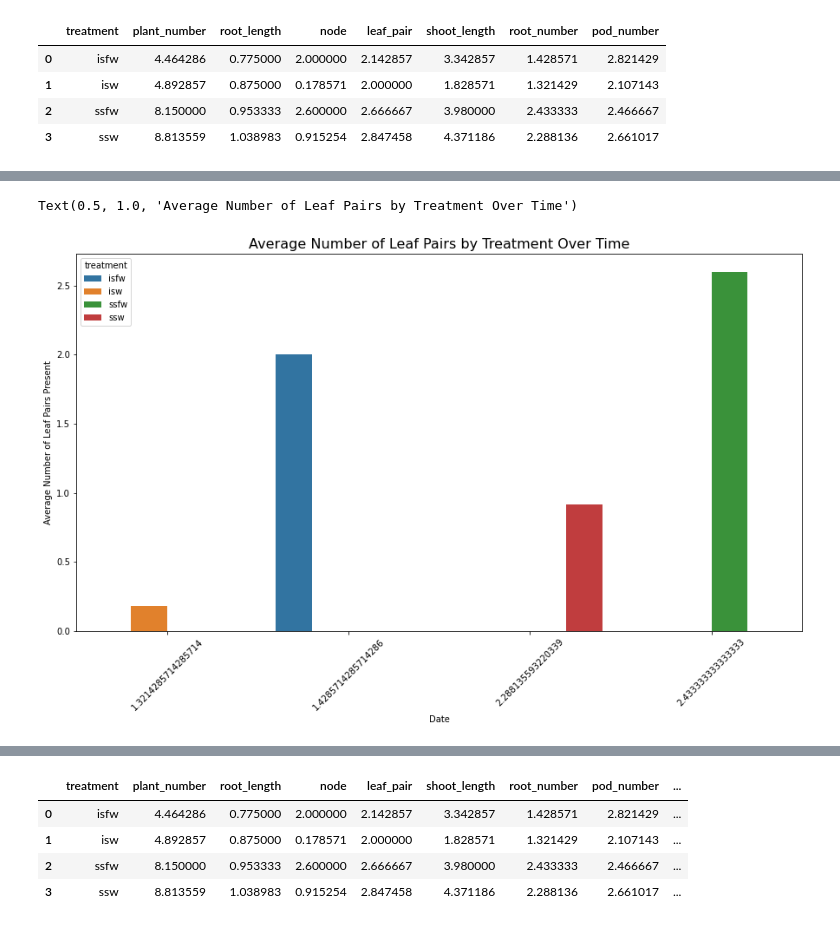
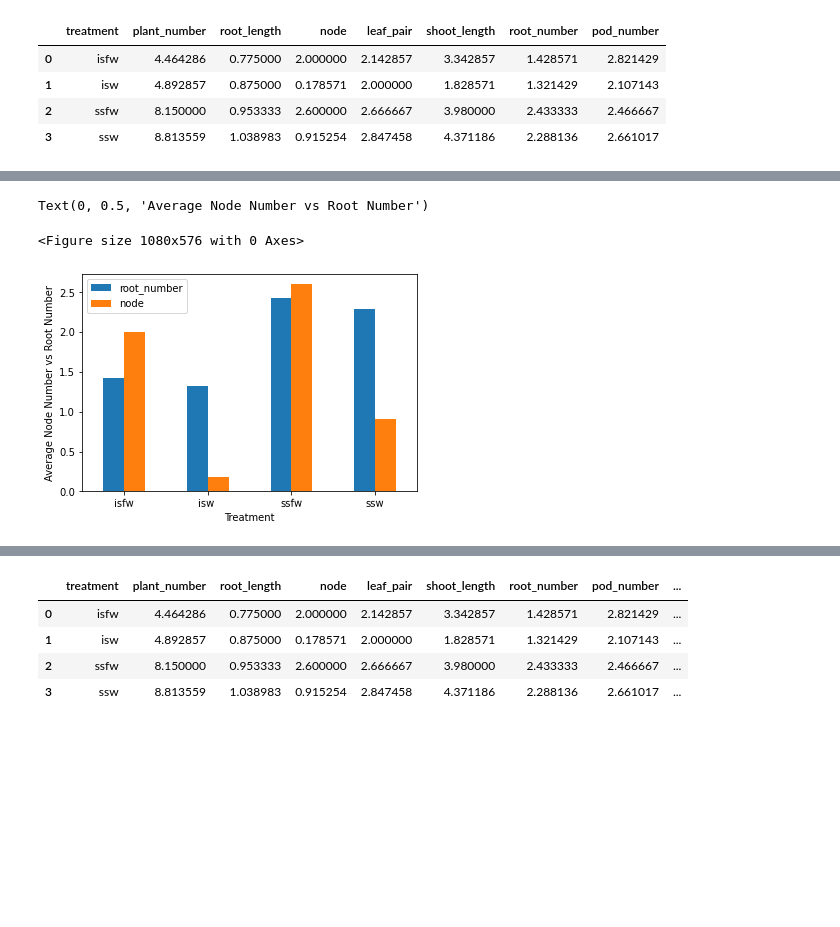
Before and after one commit to Travis-Simmons/Plant_A_P, a Jupyter notebook: figures.ipynb, the cells around one changed output, grey strips where cells are left out. Drawn from its saved outputs; the diff is of its cells as text; code cells hidden in the pictures; blank space fills up the shorter version.

```diff
--- a/figures.ipynb
+++ b/figures.ipynb
@@ -185,12 +181,15 @@ Text(0.5, 1.0, 'Average Number of Leaf Pairs by Treatment Over Time')
+# %%
+test_final = grouped_final[['treatment', 'root_number', 'node']]
 # %%
-# Average root number by average nodule number by treatment
+
 
 plt.figure(figsize = (15,8))
-ax = sns.barplot(data=grouped_final, x="root_number", y="node", hue="treatment")
-plt.xticks(rotation = 45)
-plt.xlabel('Date')
-plt.ylabel('Average Number of Leaf Pairs Present')
-plt.title('Average Number of Leaf Pairs by Treatment Over Time', fontsize = 16)
+ax = test_final.plot(kind = 'bar', x = 'treatment')
+plt.xticks(rotation = 1)
+plt.xlabel('Treatment')
+plt.ylabel('Average Node Number vs Root Number')
+# plt.title('move to bottom', fontsize = 16)
 # %% [output]
-Text(0.5, 1.0, 'Average Number of Leaf Pairs by Treatment Over Time')
+Text(0, 0.5, 'Average Node Number vs Root Number')
+<Figure size 1080x576 with 0 Axes>
-[figure, old version]
+[figure, new version]
```
Also changed, not shown: parts of 6 cells of this notebook, 1 other file.
